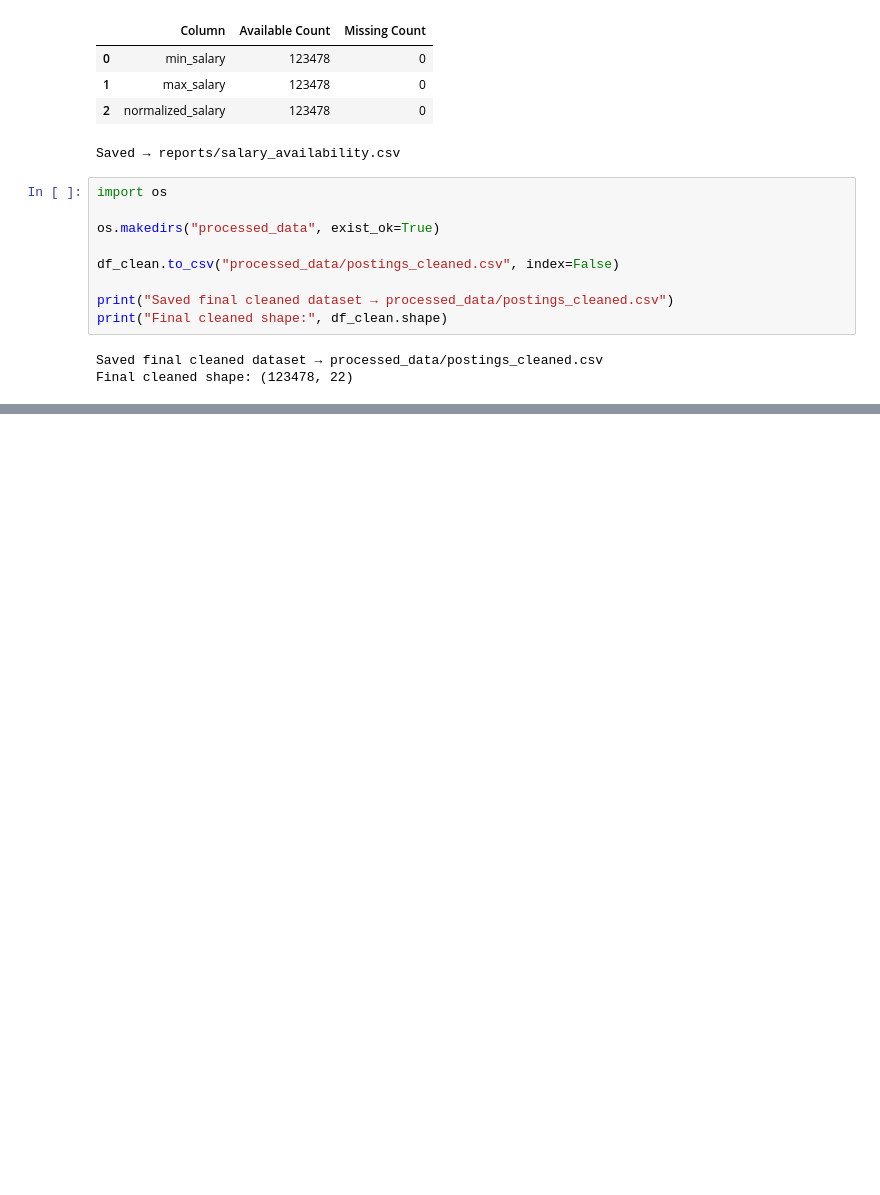
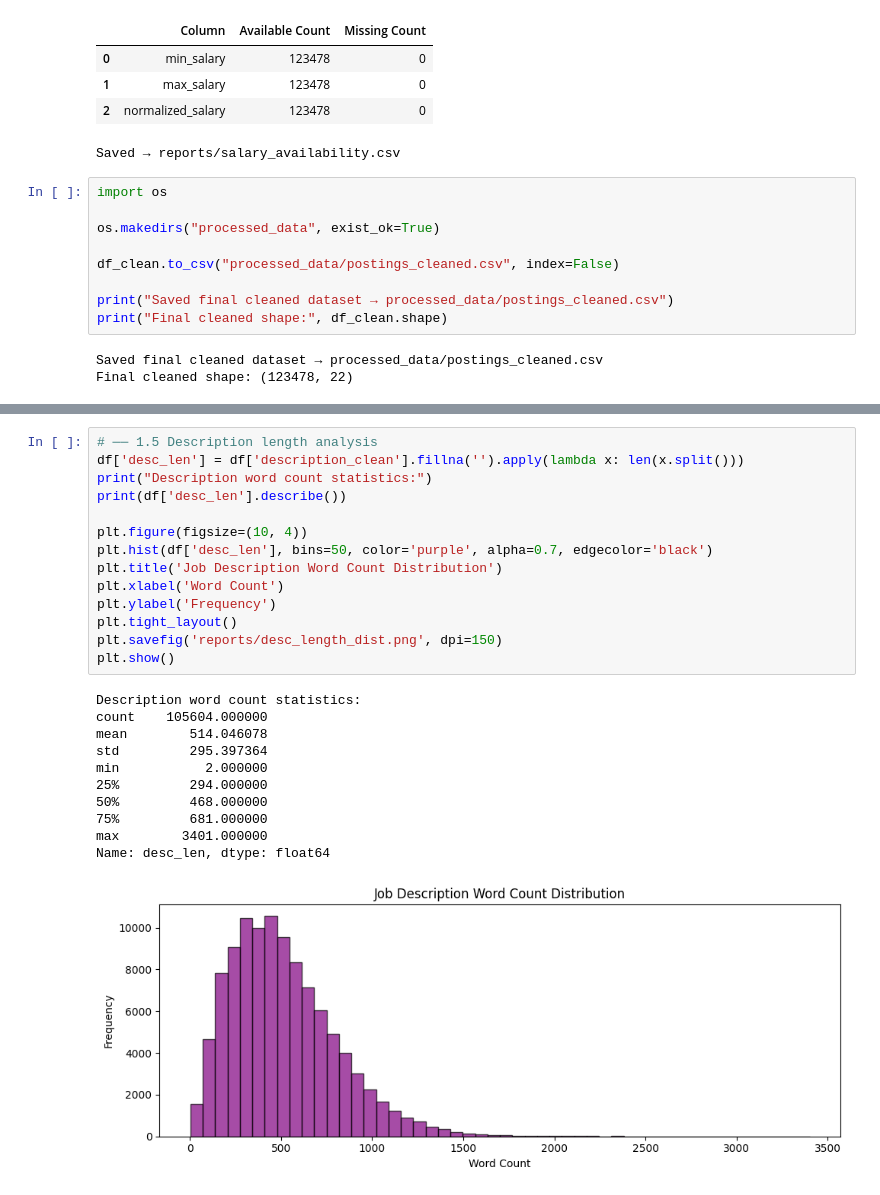
Before and after one commit to Manisha-Purushothaman/linkedin-job-nlp, a Jupyter notebook: notebooks/Code/Final_Project_code.ipynb, the cells around one changed output, grey strips where cells are left out. Saved outputs shown, nothing was run; the diff lists cells and outputs as text; blank space fills up the shorter version.

```diff
--- a/notebooks/Code/Final_Project_code.ipynb
+++ b/notebooks/Code/Final_Project_code.ipynb
@@ -491,0 +1028,26 @@ Final cleaned shape: (123478, 22)
+# %%
+# ── 1.5 Description length analysis
+df['desc_len'] = df['description_clean'].fillna('').apply(lambda x: len(x.split()))
+print("Description word count statistics:")
+print(df['desc_len'].describe())
+
+plt.figure(figsize=(10, 4))
+plt.hist(df['desc_len'], bins=50, color='purple', alpha=0.7, edgecolor='black')
+plt.title('Job Description Word Count Distribution')
+plt.xlabel('Word Count')
+plt.ylabel('Frequency')
+plt.tight_layout()
+plt.savefig('reports/desc_length_dist.png', dpi=150)
+plt.show()
+# %% [output]
+Description word count statistics:
+count    105604.000000
+mean        514.046078
+std         295.397364
+min           2.000000
+25%         294.000000
+50%         468.000000
+75%         681.000000
+max        3401.000000
+Name: desc_len, dtype: float64
+[figure, added]
```
Also changed, not shown: parts of 5 cells of this notebook.
